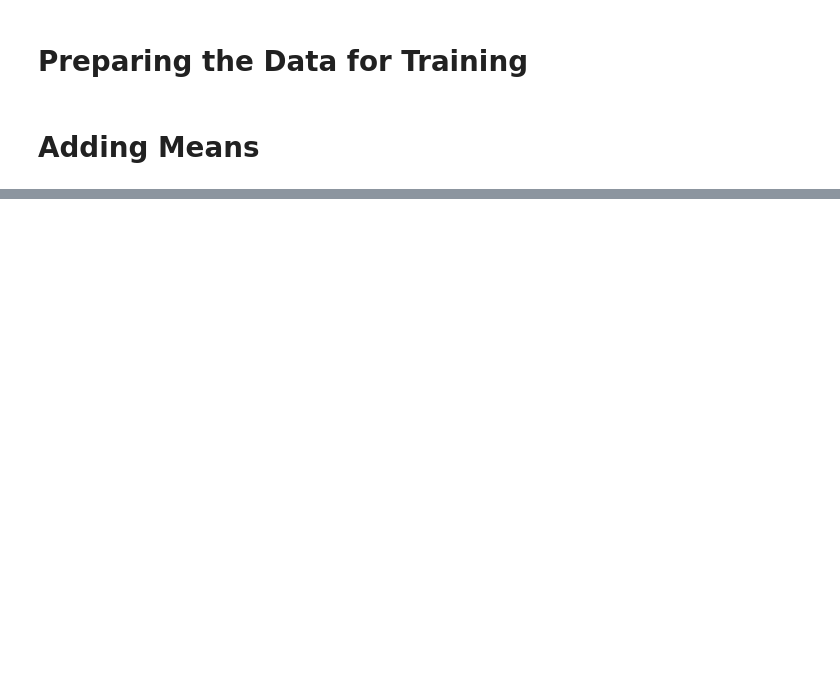
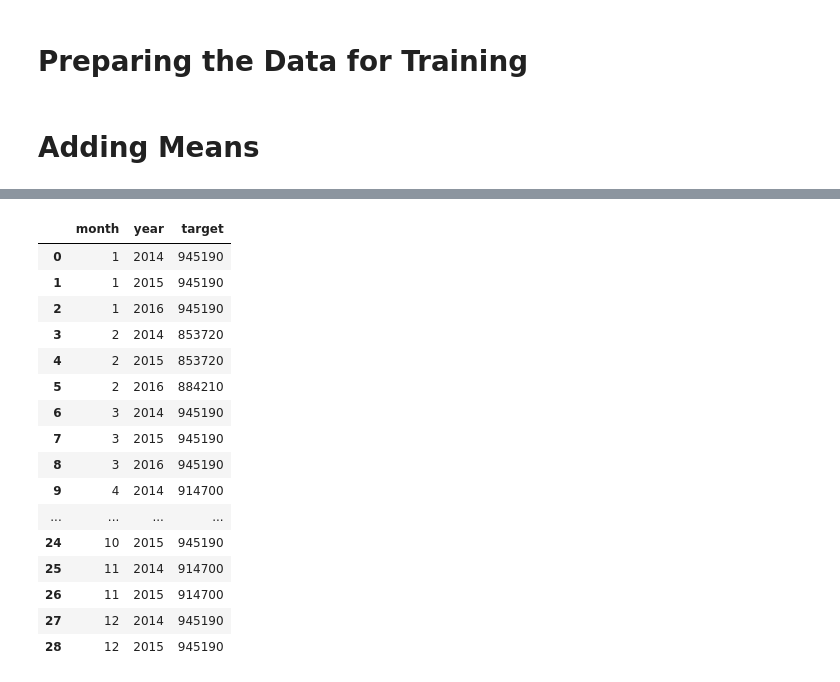
Before and after one commit to rfhussain/m5_kaggle, a Jupyter notebook: eda/21jun2020.ipynb, the cells around one changed output, grey strips where cells are left out. Cells and saved outputs as stored; diff of their text form; code cells hidden in the pictures; blank space fills up the shorter version.

```diff
--- a/eda/21jun2020.ipynb
+++ b/eda/21jun2020.ipynb
@@ -765,0 +827,7 @@ Name: target_lag_1, Length: 59181090, dtype: float64
+# %%
+#converting all the lags to be int16
+lag_cols = [col for col in df_train.columns if 'lag' in str(col)]
+for col in lag_cols:
+    df_train[col] = df_train[col].astype('int16')
+
+df_train.info()
@@ -765,0 +863,20 @@ Name: target_lag_1, Length: 59181090, dtype: float64
+# %%
+df_train.groupby(['month','year'], as_index=False).target.count()
+# %% [output]
+|  | month | year | target |
+| 0 | 1 | 2014 | 945190 |
+| 1 | 1 | 2015 | 945190 |
+| 2 | 1 | 2016 | 945190 |
+| 3 | 2 | 2014 | 853720 |
+| 4 | 2 | 2015 | 853720 |
+| 5 | 2 | 2016 | 884210 |
+| 6 | 3 | 2014 | 945190 |
+| 7 | 3 | 2015 | 945190 |
+| 8 | 3 | 2016 | 945190 |
+| 9 | 4 | 2014 | 914700 |
+| ... | ... | ... | ... |
+| 24 | 10 | 2015 | 945190 |
+| 25 | 11 | 2014 | 914700 |
+| 26 | 11 | 2015 | 914700 |
+| 27 | 12 | 2014 | 945190 |
+| 28 | 12 | 2015 | 945190 |
```
Also changed, not shown: parts of 84 cells of this notebook.
